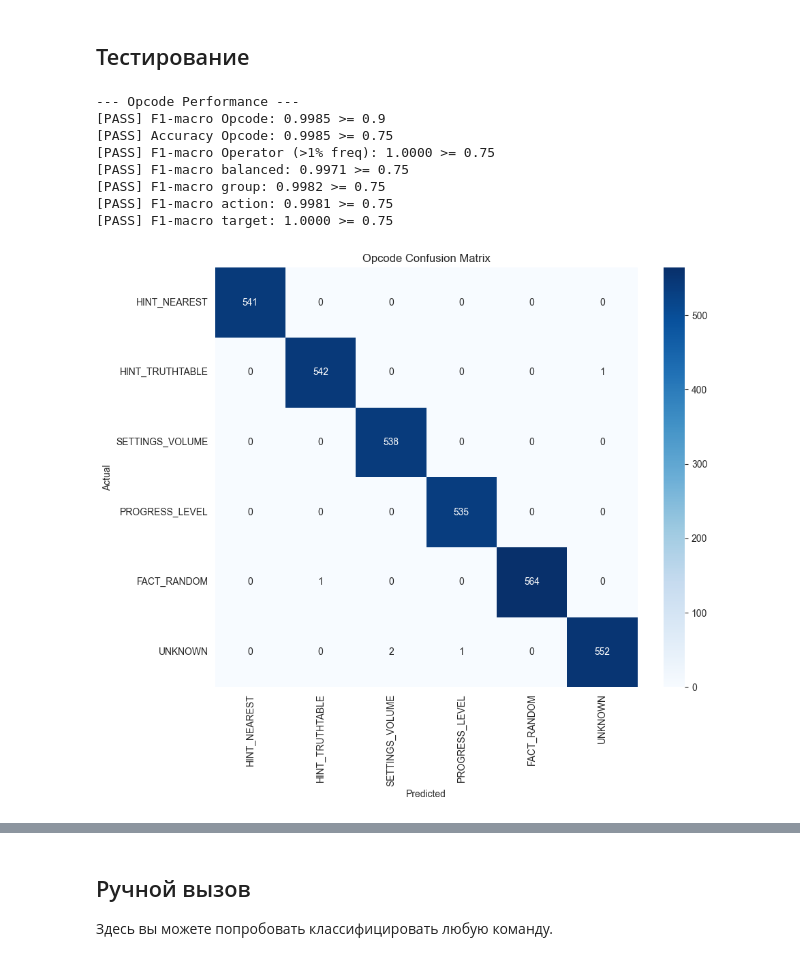
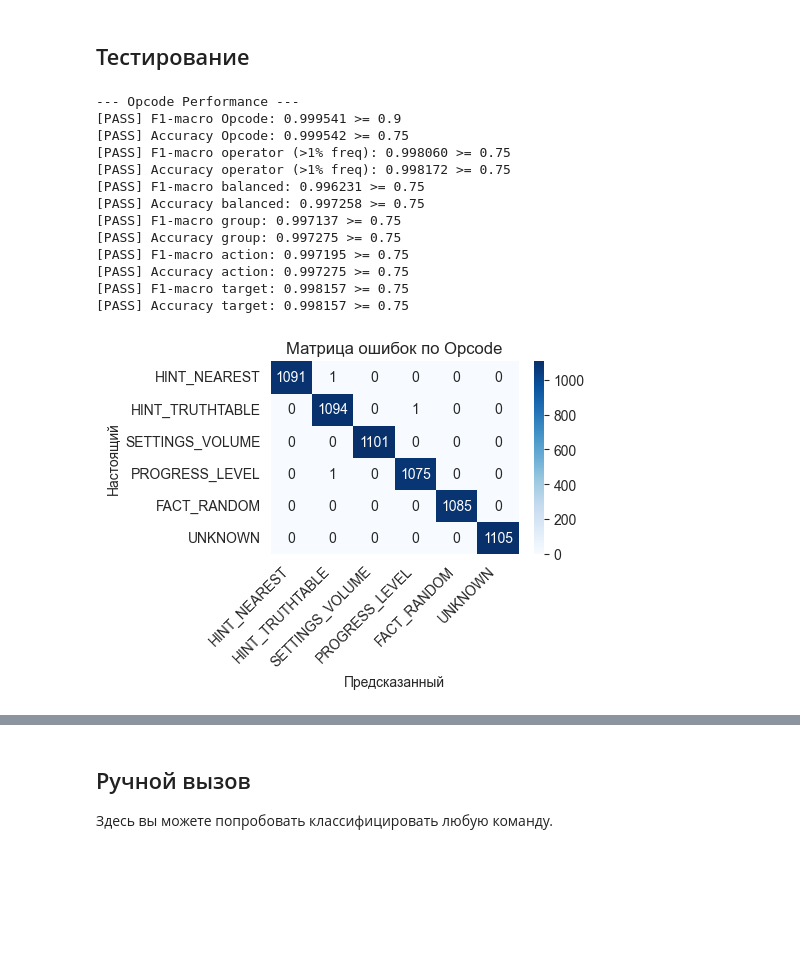
Before and after one commit to Vad1mChK/expedition-0-backend, a Jupyter notebook: scripts/ai/command_classifier/train_classifier.ipynb, the cells around one changed output, grey strips where cells are left out. Cells and saved outputs as stored; diff of their text form; code cells hidden in the pictures; blank space fills up the shorter version.

```diff
--- a/scripts/ai/command_classifier/train_classifier.ipynb
+++ b/scripts/ai/command_classifier/train_classifier.ipynb
@@ -108,8 +112,8 @@ DATASET_PATH = "./data/command_dataset.jsonl"
 WEIGHTS_PATH = "./data/models/best_command_model.pt"
 MODEL_NAME = "cointegrated/rubert-tiny2"
 MAX_LEN = 64
-BATCH_SIZE = 16
-EPOCHS = 20
+BATCH_SIZE = 64
+EPOCHS = 32
 DEVICE = torch.device("cuda" if torch.cuda.is_available() else "cpu")
 # %%
 os.makedirs(os.path.dirname(WEIGHTS_PATH), exist_ok=True)
@@ -139,25 +143,25 @@ def load_and_analyze(path):
         return my_autopct
 
     # 2. Setup Plot Grid (2x2)
-    fig, axes = plt.subplots(2, 2, figsize=(12, 9))
+    fig, axes = plt.subplots(2, 2, figsize=(8, 6))
     axes = axes.flatten()
 
     # --- Opcode Distribution ---
     counts_op = df['opcode'].value_counts()
     axes[0].pie(counts_op, labels=counts_op.index, autopct=make_autopct(counts_op), startangle=140)
-    axes[0].set_title("Opcode Distribution", fontweight='bold')
+    axes[0].set_title("Коды операции", fontweight='bold')
 
     # --- Operator Distribution (HINT_TRUTHTABLE) ---
     df_tt = df[df['opcode'] == 'HINT_TRUTHTABLE']
     counts_opr = df_tt['args'].apply(lambda x: x.get('operator', 'None')).value_counts()
     axes[1].pie(counts_opr, labels=counts_opr.index, autopct=make_autopct(counts_opr))
-    axes[1].set_title("HINT_TRUTHTABLE: Operator Distribution", fontweight='bold')
+    axes[1].set_title("HINT_TRUTHTABLE: лог. операторы", fontweight='bold')
 
     # --- Target Distribution (FACT_RANDOM) ---
     df_fact = df[df['opcode'] == 'FACT_RANDOM']
     counts_tgt = df_fact['args'].apply(lambda x: x.get('target', 'None')).value_counts()
     axes[2].pie(counts_tgt, labels=counts_tgt.index, autopct=make_autopct(counts_tgt))
-    axes[2].set_title("FACT_RANDOM: Target Distribution", fontweight='bold')
+    axes[2].set_title("FACT_RANDOM: Распределение цели", fontweight='bold')
 
     # --- Volume Treemap (SETTINGS_VOLUME) ---
     # Aggregate data for group + action
@@ -178,7 +182,7 @@ def load_and_analyze(path):
 
     plt.sca(axes[3]) # Set current axis for squarify
     squarify.plot(sizes=vol_counts['counts'], label=labels, color=rect_colors, alpha=0.8, ax=axes[3])
-    axes[3].set_title("SETTINGS_VOLUME: Group & Action Hierarchy", fontweight='bold')
+    axes[3].set_title("SETTINGS_VOLUME: Распр. Group, Action", fontweight='bold')
     axes[3].axis('off')
 
     plt.tight_layout()
@@ -377,9 +481,9 @@ idx2op = {v: k for k, v in op2idx.items()}
 
 def soft_assert(name, val, threshold, context=""):
     if val < threshold:
-        print(f"[\033[91mFAILED\033[0m] {name}: {val:.4f} < {threshold} {context}")
+        print(f"[\033[91mFAIL\033[0m] {name}: {val:.6f} < {threshold} {context}")
     else:
-        print(f"[\033[92mPASS\033[0m] {name}: {val:.4f} >= {threshold}")
+        print(f"[\033[92mPASS\033[0m] {name}: {val:.6f} >= {threshold}")
 
 model.load_state_dict(torch.load(WEIGHTS_PATH))
 model.eval()
@@ -435,43 +539,53 @@ acc_op = accuracy_score(results["opcode"]["true"], results["opcode"]["pred"])
 print("--- Opcode Performance ---")
 soft_assert("F1-macro Opcode", f1_op, 0.9)
 soft_assert("Accuracy Opcode", acc_op, 0.75)
 
 # --- 2. Operator Metric (>1% Filter) ---
 if results["operator"]["true"]:
     y_true_opr = np.array(results["operator"]["true"])
     y_pred_opr = np.array(results["operator"]["pred"])
 
     unique, counts = np.unique(y_true_opr, return_counts=True)
     total_samples = len(y_true_opr)
     # Filter for indices that represent > 1% of the data
     valid_indices = unique[counts / total_samples > 0.01]
 
     # Filter true/pred lists to only include these high-frequency operators
     mask = np.isin(y_true_opr, valid_indices)
     f1_opr = f1_score(y_true_opr[mask], y_pred_opr[mask], average='macro')
-    soft_assert("F1-macro Operator (>1% freq)", f1_opr, 0.75)
+    acc_opr = accuracy_score(y_true_opr[mask], y_pred_opr[mask])
+    soft_assert("F1-macro operator (>1% freq)", f1_opr, 0.75)
+    soft_assert("Accuracy operator (>1% freq)", acc_opr, 0.75)
 
 # --- 3. Other Slot Metrics ---
 for slot in ["balanced", "group", "action", "target"]:
     if results[slot]["true"]:
         f1_s = f1_score(results[slot]["true"], results[slot]["pred"], average='macro')
+        acc_s = accuracy_score(results[slot]["true"], results[slot]["pred"])
         soft_assert(f"F1-macro {slot}", f1_s, 0.75)
+        soft_assert(f"Accuracy {slot}", acc_s, 0.75)
 
 # --- Heatmap ---
-plt.figure(figsize=(10, 8))
+plt.figure(figsize=(4, 2.5))
 cm = confusion_matrix(results["opcode"]["true"], results["opcode"]["pred"])
 sns.heatmap(cm, annot=True, fmt='d', xticklabels=OPCODES, yticklabels=OPCODES, cmap="Blues")
-plt.title("Opcode Confusion Matrix")
-plt.ylabel("Actual")
-plt.xlabel("Predicted")
+plt.title("Матрица ошибок по Opcode")
+plt.ylabel("Настоящий")
+plt.xlabel("Предсказанный")
+plt.xticks(rotation=45, ha="right")
 plt.show()
 # %% [output]
 --- Opcode Performance ---
-[PASS] F1-macro Opcode: 0.9985 >= 0.9
-[PASS] Accuracy Opcode: 0.9985 >= 0.75
-[PASS] F1-macro Operator (>1% freq): 1.0000 >= 0.75
-[PASS] F1-macro balanced: 0.9971 >= 0.75
-[PASS] F1-macro group: 0.9982 >= 0.75
-[PASS] F1-macro action: 0.9981 >= 0.75
-[PASS] F1-macro target: 1.0000 >= 0.75
+[PASS] F1-macro Opcode: 0.999541 >= 0.9
+[PASS] Accuracy Opcode: 0.999542 >= 0.75
+[PASS] F1-macro operator (>1% freq): 0.998060 >= 0.75
+[PASS] Accuracy operator (>1% freq): 0.998172 >= 0.75
+[PASS] F1-macro balanced: 0.996231 >= 0.75
+[PASS] Accuracy balanced: 0.997258 >= 0.75
+[PASS] F1-macro group: 0.997137 >= 0.75
+[PASS] Accuracy group: 0.997275 >= 0.75
+[PASS] F1-macro action: 0.997195 >= 0.75
+[PASS] Accuracy action: 0.997275 >= 0.75
+[PASS] F1-macro target: 0.998157 >= 0.75
+[PASS] Accuracy target: 0.998157 >= 0.75
-[figure, old version]
+[figure, new version]
```
Also changed, not shown: parts of 10 cells of this notebook, 17 other files.
